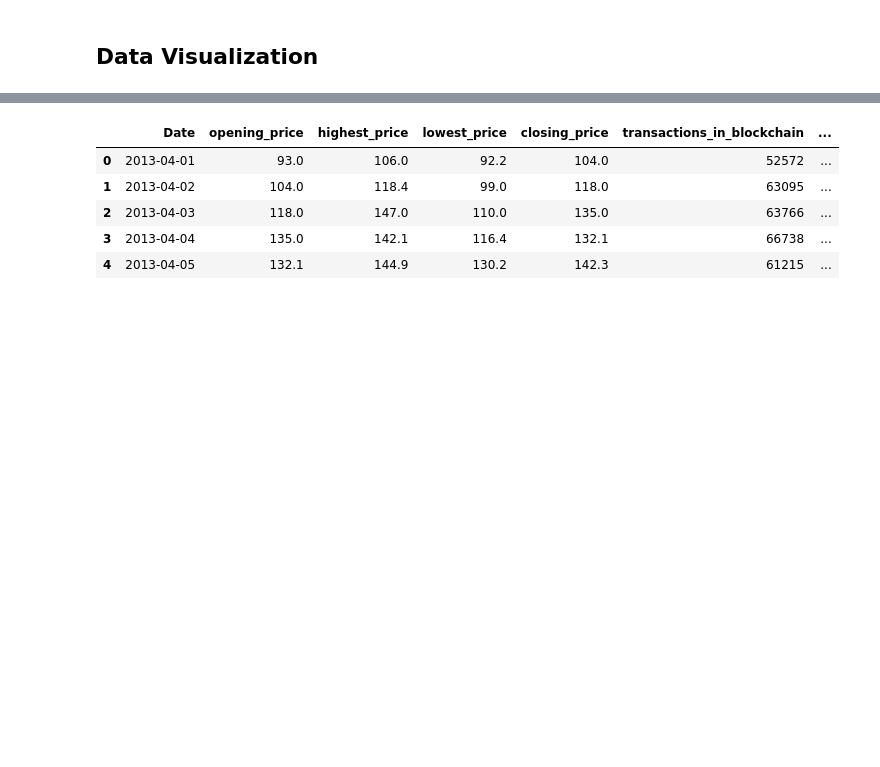
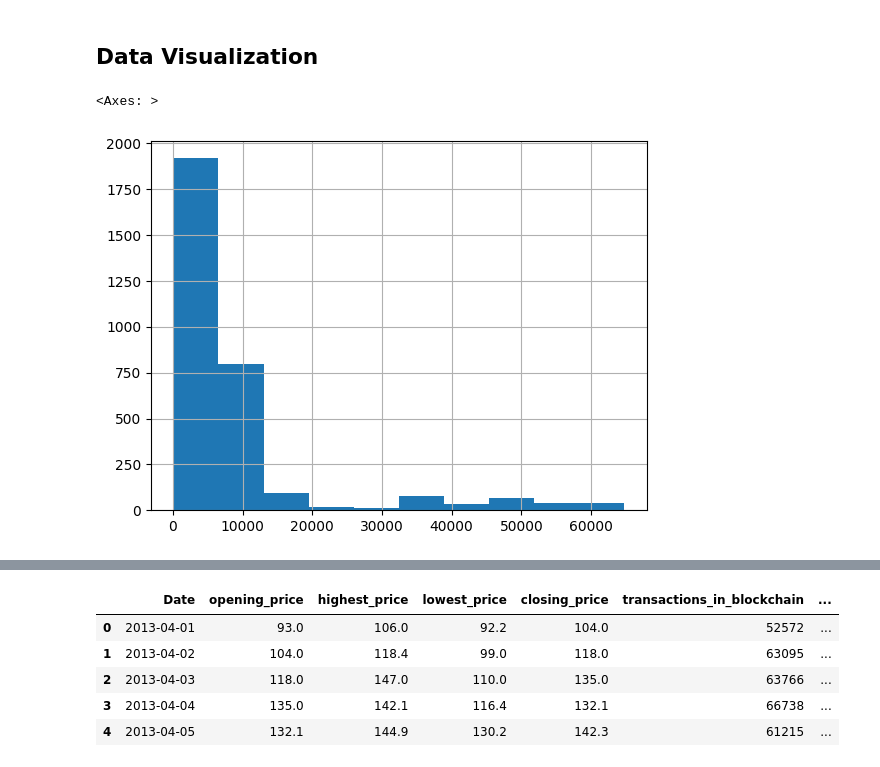
Before and after one commit to mnitrix/Internship-Project, a Jupyter notebook: BitCoin_Price_Prediction.ipynb, the cells around one changed output, grey strips where cells are left out. Saved outputs shown, nothing was run; the diff lists cells and outputs as text; code cells hidden in the pictures; blank space fills up the shorter version.

```diff
--- a/BitCoin_Price_Prediction.ipynb
+++ b/BitCoin_Price_Prediction.ipynb
@@ -35,3 +39,8 @@ bitCoin_price.describe()
 8 rows × 24 columns
 # %% [markdown]
 ## **Data Visualization**
+# %%
+bitCoin_price['highest_price'].hist()
+# %% [output]
+<Axes: >
+[figure, added]
```
Also changed, not shown: parts of 25 cells of this notebook.
